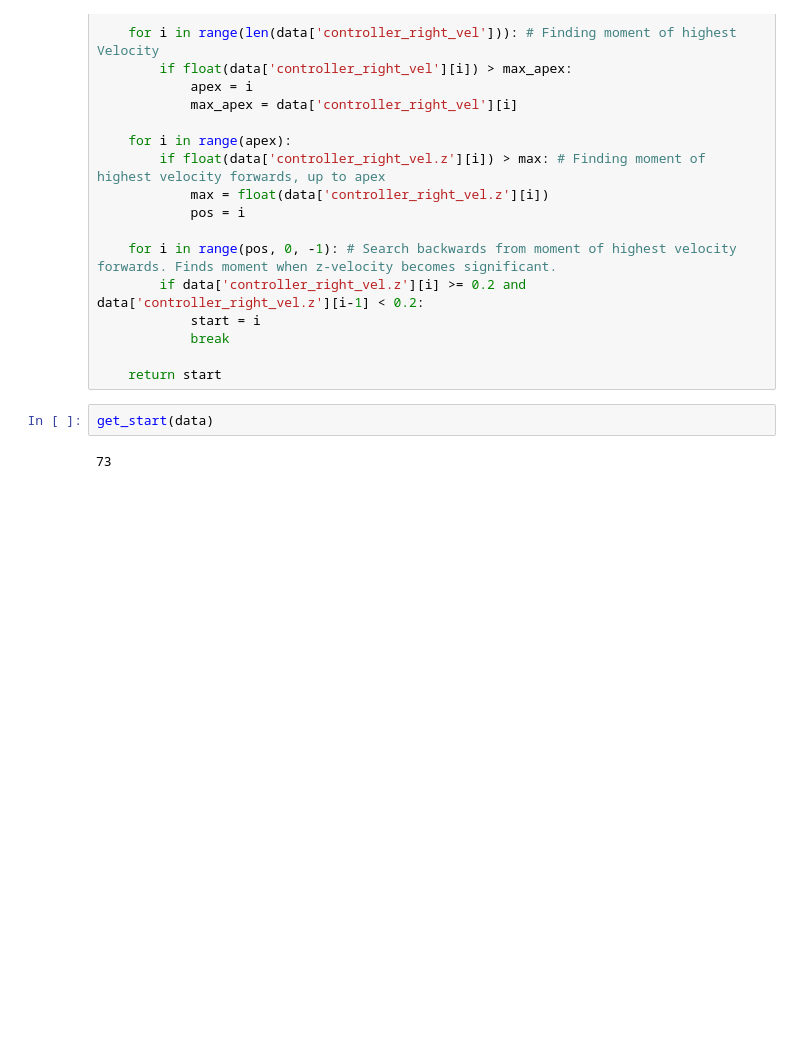
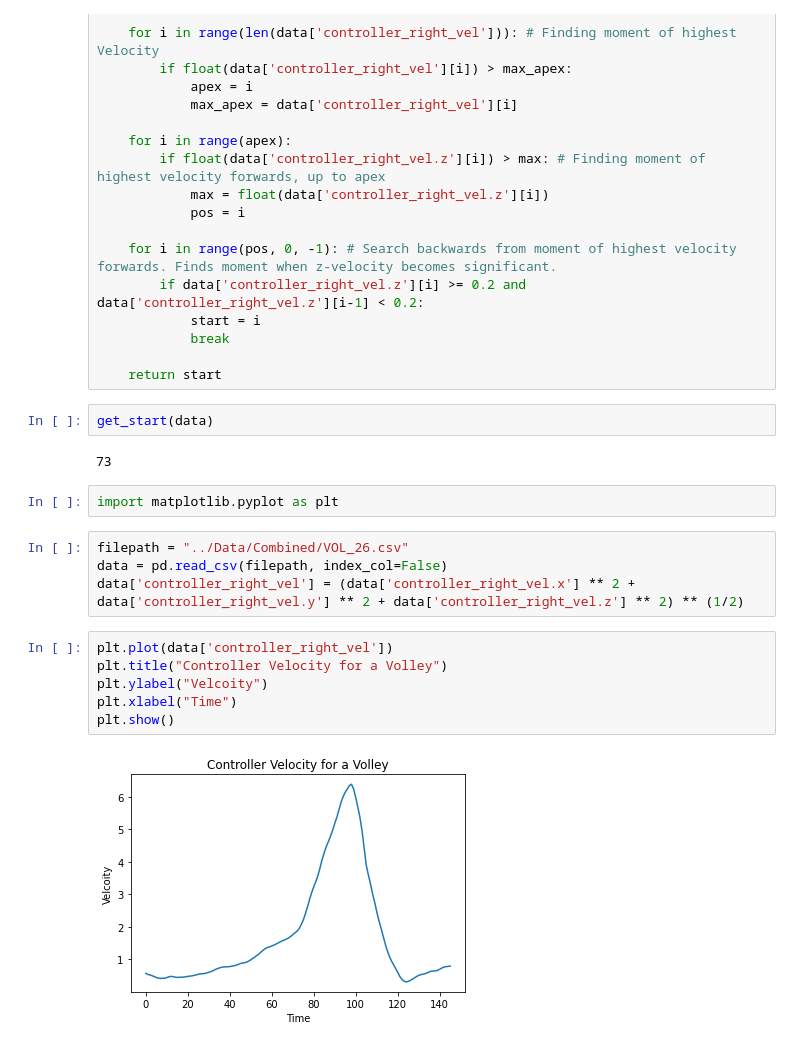
Before and after one commit to ianhuzhang/Tennis-Swing-Analyzer, a Jupyter notebook: Python/start_and_end.ipynb, the cells around one changed output. Drawn from its saved outputs; the diff is of its cells as text; blank space fills up the shorter version.

```diff
--- a/Python/start_and_end.ipynb
+++ b/Python/start_and_end.ipynb
@@ -430,3 +430,17 @@ def get_start(data):
 get_start(data)
 # %% [output]
 73
+# %%
+import matplotlib.pyplot as plt
+# %%
+filepath = "../Data/Combined/VOL_26.csv"
+data = pd.read_csv(filepath, index_col=False)
+data['controller_right_vel'] = (data['controller_right_vel.x'] ** 2 + data['controller_right_vel.y'] ** 2 + data['controller_right_vel.z'] ** 2) ** (1/2)
+# %%
+plt.plot(data['controller_right_vel'])
+plt.title("Controller Velocity for a Volley")
+plt.ylabel("Velcoity")
+plt.xlabel("Time")
+plt.show()
+# %% [output]
+[figure, added]
```
Also changed, not shown: parts of 1 cell of this notebook.
